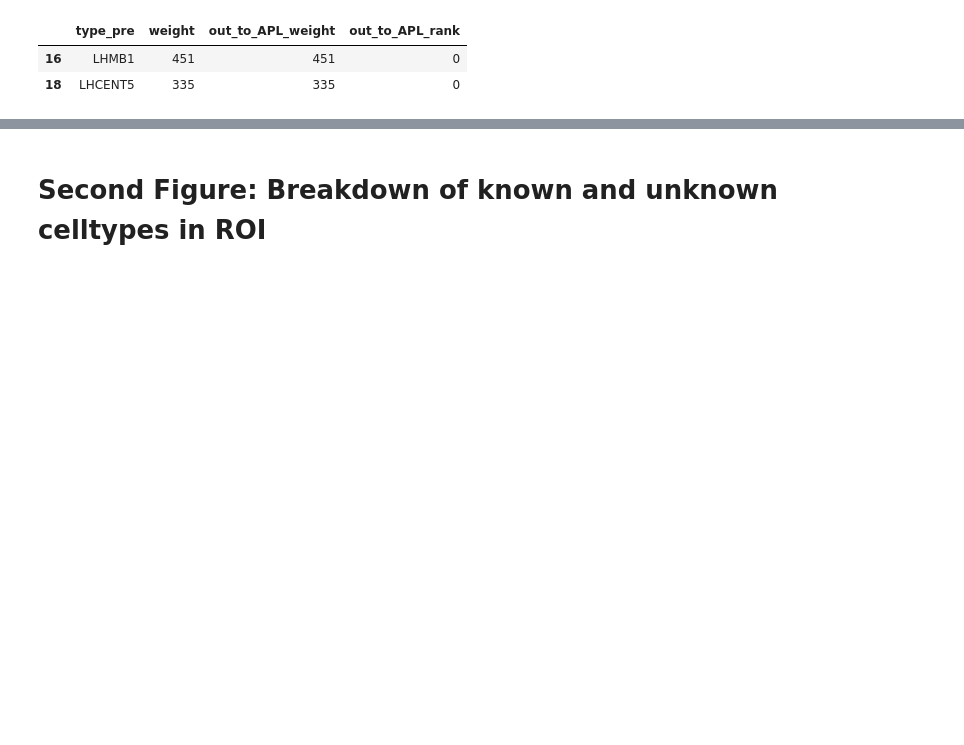
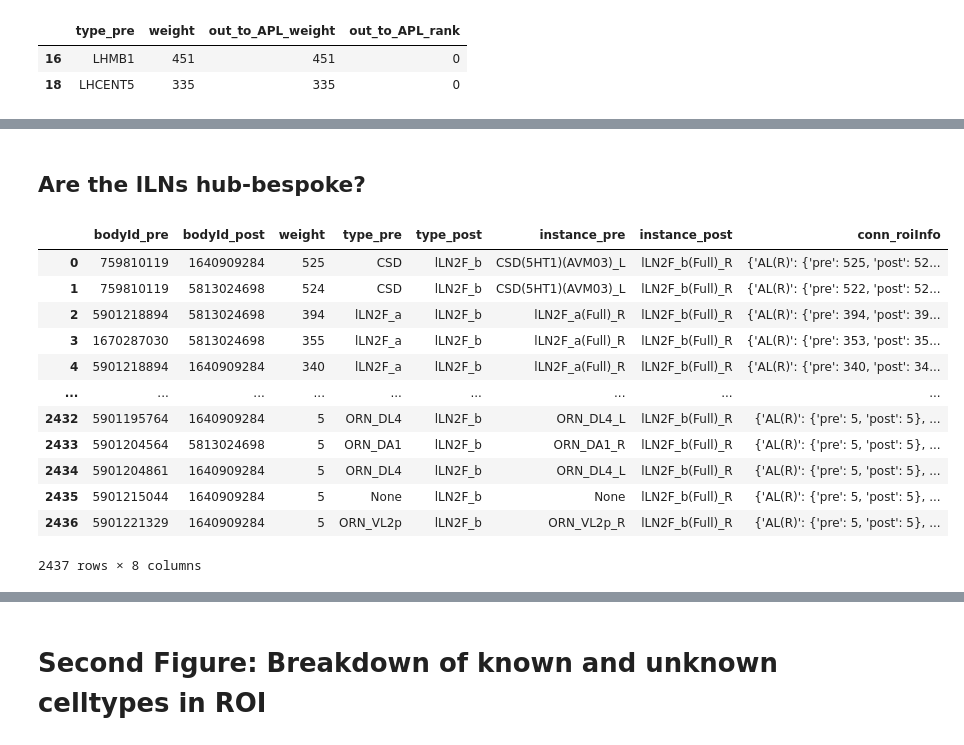
Before and after one commit to Gutierrez-lab/oviIN-analyses-gabrielle, a Jupyter notebook: hub_bespoke.ipynb, the cells around one changed output, grey strips where cells are left out. Cells and saved outputs as stored; diff of their text form; code cells hidden in the pictures; blank space fills up the shorter version.

```diff
--- a/hub_bespoke.ipynb
+++ b/hub_bespoke.ipynb
@@ -425,0 +545,20 @@ strong_testchunk[strong_testchunk['out_to_APL_rank']==0]
+# %% [markdown]
+## Are the lLNs hub-bespoke?
+# %%
+# inputs
+lLN_inputs = fetch_simple_connections(None,'lLN2F_b',min_weight=5)
+lLN_inputs
+# %% [output]
+|  | bodyId_pre | bodyId_post | weight | type_pre | type_post | instance_pre | instance_post | conn_roiInfo |
+| 0 | 759810119 | 1640909284 | 525 | CSD | lLN2F_b | CSD(5HT1)(AVM03)_L | lLN2F_b(Full)_R | {'AL(R)': {'pre': 525, 'post': 52... |
+| 1 | 759810119 | 5813024698 | 524 | CSD | lLN2F_b | CSD(5HT1)(AVM03)_L | lLN2F_b(Full)_R | {'AL(R)': {'pre': 522, 'post': 52... |
+| 2 | 5901218894 | 5813024698 | 394 | lLN2F_a | lLN2F_b | lLN2F_a(Full)_R | lLN2F_b(Full)_R | {'AL(R)': {'pre': 394, 'post': 39... |
+| 3 | 1670287030 | 5813024698 | 355 | lLN2F_a | lLN2F_b | lLN2F_a(Full)_R | lLN2F_b(Full)_R | {'AL(R)': {'pre': 353, 'post': 35... |
+| 4 | 5901218894 | 1640909284 | 340 | lLN2F_a | lLN2F_b | lLN2F_a(Full)_R | lLN2F_b(Full)_R | {'AL(R)': {'pre': 340, 'post': 34... |
+| ... | ... | ... | ... | ... | ... | ... | ... | ... |
+| 2432 | 5901195764 | 1640909284 | 5 | ORN_DL4 | lLN2F_b | ORN_DL4_L | lLN2F_b(Full)_R | {'AL(R)': {'pre': 5, 'post': 5}, ... |
+| 2433 | 5901204564 | 5813024698 | 5 | ORN_DA1 | lLN2F_b | ORN_DA1_R | lLN2F_b(Full)_R | {'AL(R)': {'pre': 5, 'post': 5}, ... |
+| 2434 | 5901204861 | 1640909284 | 5 | ORN_DL4 | lLN2F_b | ORN_DL4_L | lLN2F_b(Full)_R | {'AL(R)': {'pre': 5, 'post': 5}, ... |
+| 2435 | 5901215044 | 1640909284 | 5 | None | lLN2F_b | None | lLN2F_b(Full)_R | {'AL(R)': {'pre': 5, 'post': 5}, ... |
+| 2436 | 5901221329 | 1640909284 | 5 | ORN_VL2p | lLN2F_b | ORN_VL2p_R | lLN2F_b(Full)_R | {'AL(R)': {'pre': 5, 'post': 5}, ... |
+2437 rows × 8 columns
```
Also changed, not shown: parts of 19 cells of this notebook.
